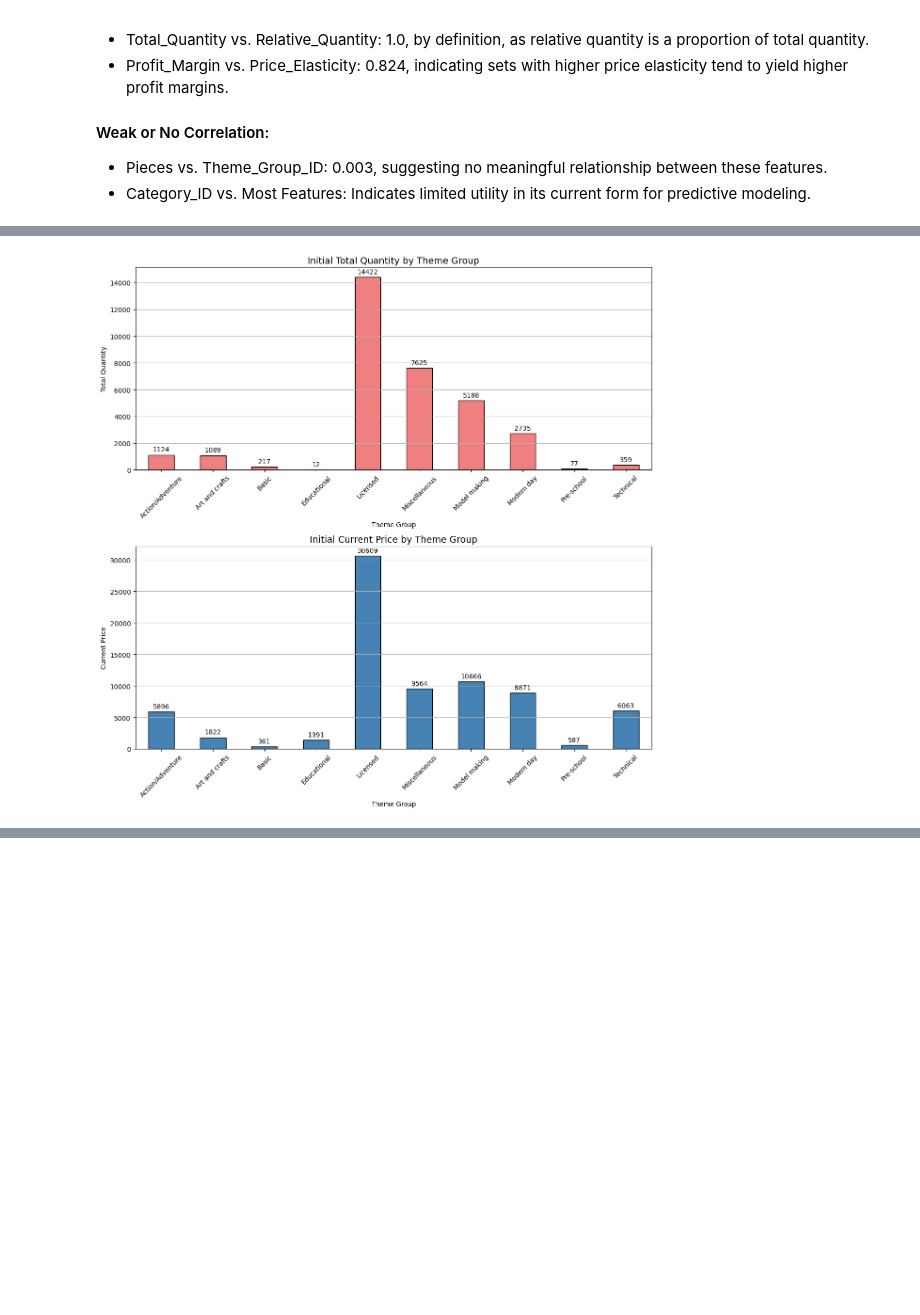
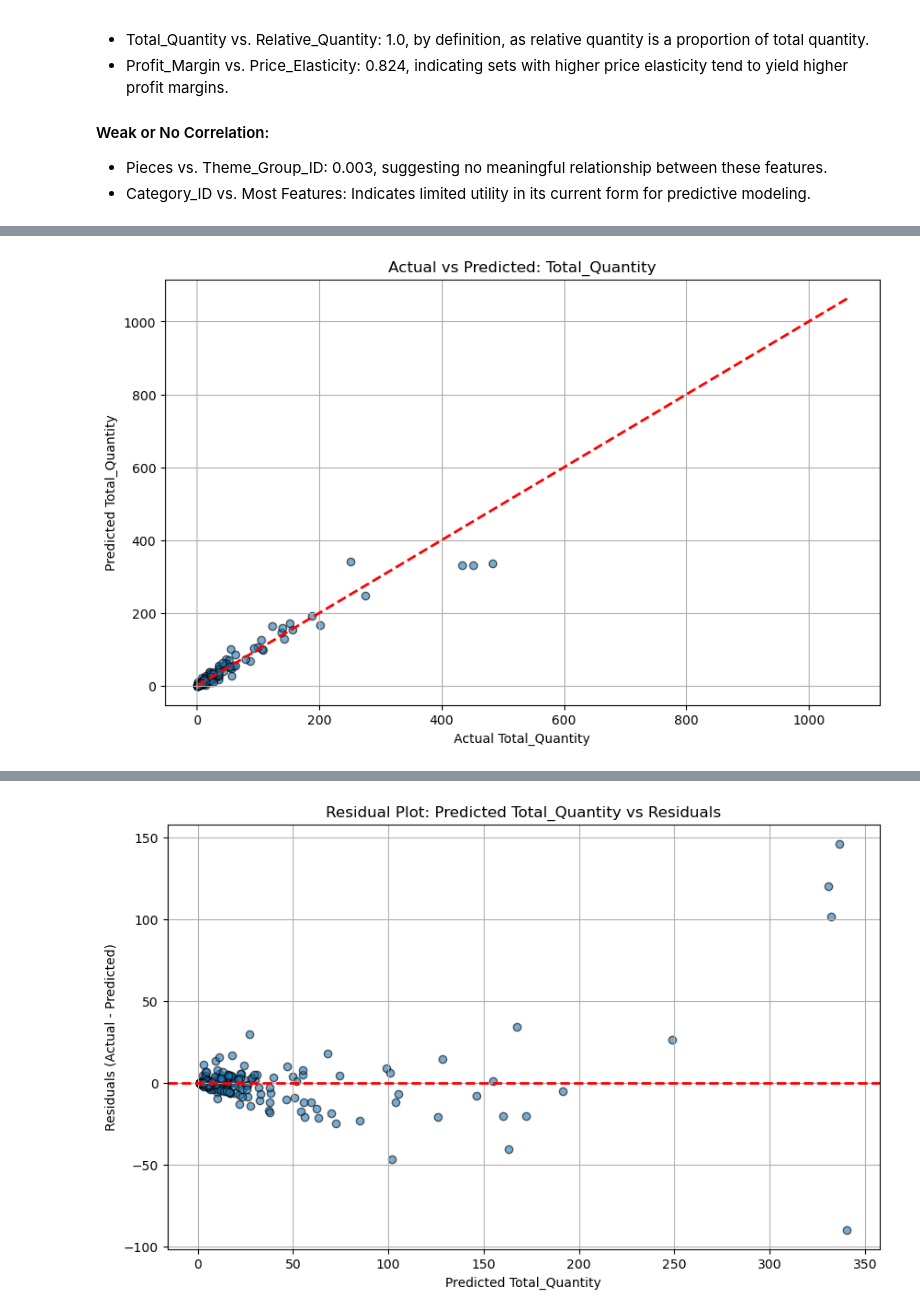
Before and after one commit to KVOclares/DATA3350_Project_LEGO, a Jupyter notebook: DATA3350_Project_Predictive_Modelling.ipynb, the cells around one changed output, grey strips where cells are left out. Drawn from its saved outputs; the diff is of its cells as text; code cells hidden in the pictures; blank space fills up the shorter version.

```diff
--- a/DATA3350_Project_Predictive_Modelling.ipynb
+++ b/DATA3350_Project_Predictive_Modelling.ipynb
@@ -379,51 +368,35 @@ The Random Forest Regressor achieved the following evaluation metrics:
 
 These results indicate that the model is performing well, capturing the relationships between the engineered features and the target variable.
 # %%
-# Aggregate the initial values of Total_Quantity and Current_Price by Theme_Group
-initial_values = model_lego_data_cleaned.groupby('Theme_Group')[['Total_Quantity', 'Current_Price']].sum()
-
-# Plot initial Total_Quantity and Current_Price by Theme_Group
-fig, ax = plt.subplots(2, 1, figsize=(12, 12))
-
-# Plot Total_Quantity
-total_quantity_bars = initial_values['Total_Quantity'].plot(kind='bar', ax=ax[0], color='lightcoral', edgecolor='black')
-ax[0].set_title('Initial Total Quantity by Theme Group', fontsize=14)
-ax[0].set_xlabel('Theme Group')
-ax[0].set_ylabel('Total Quantity')
-ax[0].grid(axis='y')
-ax[0].tick_params(axis='x', rotation=45)
-
-# Add values on top of the bars for Total_Quantity
-for p in total_quantity_bars.patches:
-    height = p.get_height()
-    ax[0].annotate(f'{height:.0f}',
-                   xy=(p.get_x() + p.get_width() / 2., height),
-                   xytext=(0, 3),  # 3 points vertical offset
-                   textcoords='offset points',
-                   ha='center', va='bottom')
-
-# Plot Current_Price
-current_price_bars = initial_values['Current_Price'].plot(kind='bar', ax=ax[1], color='steelblue', edgecolor='black')
-ax[1].set_title('Initial Current Price by Theme Group', fontsize=14)
-ax[1].set_xlabel('Theme Group')
-ax[1].set_ylabel('Current Price')
-ax[1].grid(axis='y')
-ax[1].tick_params(axis='x', rotation=45)
-
-# Add values on top of the bars for Current_Price
-for p in current_price_bars.patches:
-    height = p.get_height()
-    ax[1].annotate(f'{height:.0f}',
-                   xy=(p.get_x() + p.get_width() / 2., height),
-                   xytext=(0, 3),  # 3 points vertical offset
-                   textcoords='offset points',
-                   ha='center', va='bottom')
-
-plt.tight_layout()
-plt.savefig("images/Initial Current Price by Theme Group.png")
+# Scatter plot: actual vs predicted
+plt.figure(figsize=(10, 6))
+plt.scatter(y_test, y_pred, alpha=0.6, edgecolor="k")
+plt.plot([y.min(), y.max()], [y.min(), y.max()], color="red", linestyle="--", linewidth=2)  # Perfect prediction line
+plt.title("Actual vs Predicted: Total_Quantity")
+plt.xlabel("Actual Total_Quantity")
+plt.ylabel("Predicted Total_Quantity")
+plt.grid(True)
 plt.show()
 
-# Display the initial values for reference
-initial_values
+# Residual plot: residuals vs predictions
+residuals = y_test - y_pred
+plt.figure(figsize=(10, 6))
+plt.scatter(y_pred, residuals, alpha=0.6, edgecolor="k")
+plt.axhline(y=0, color="red", linestyle="--", linewidth=2)
+plt.title("Residual Plot: Predicted Total_Quantity vs Residuals")
+plt.xlabel("Predicted Total_Quantity")
+plt.ylabel("Residuals (Actual - Predicted)")
+plt.grid(True)
+plt.show()
+
+# Histogram of residuals
+plt.figure(figsize=(10, 6))
+plt.hist(residuals, bins=30, alpha=0.7, edgecolor="k")
+plt.axvline(x=0, color="red", linestyle="--", linewidth=2)
+plt.title("Histogram of Residuals")
+plt.xlabel("Residuals (Actual - Predicted)")
+plt.ylabel("Frequency")
+plt.grid(True)
+plt.show()
 # %% [output]
-[figure, old version]
+[figure, new version]
@@ -441,0 +403 @@ initial_values
+[figure, added]
```
Also changed, not shown: parts of 17 cells of this notebook.
